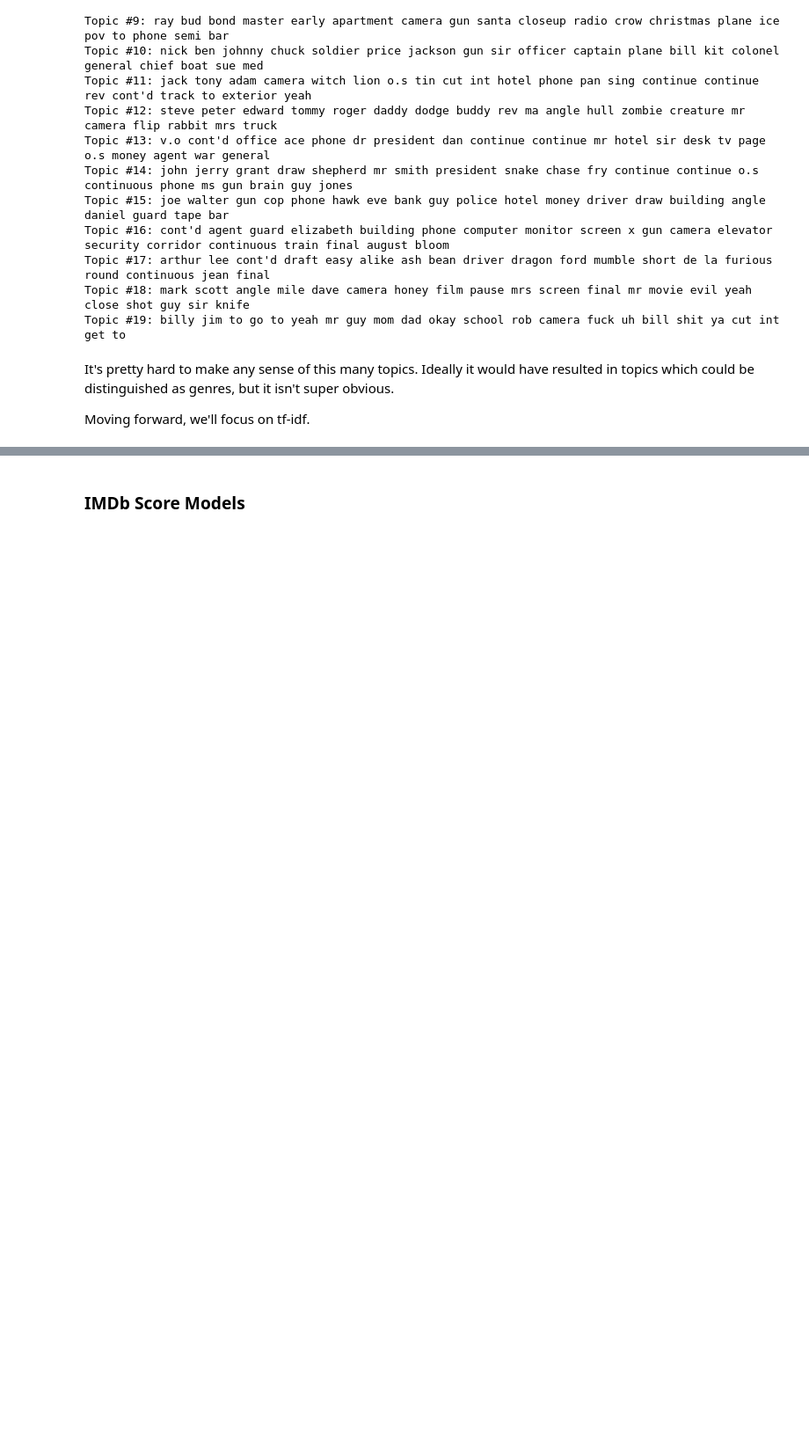
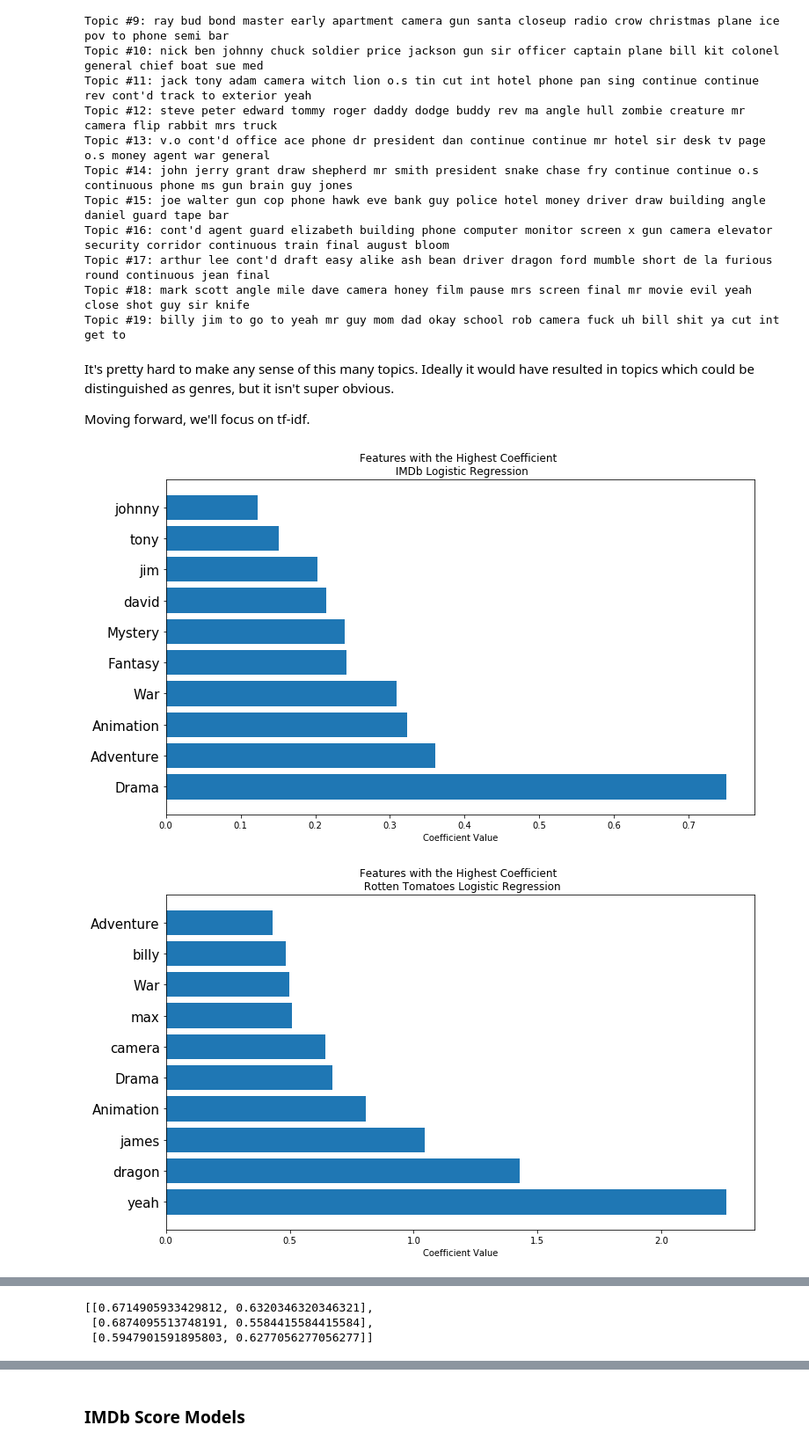
Before and after one commit to lougeo/NLP_Movie_Scripts, a Jupyter notebook: Notebooks/Modeling.ipynb, the cells around one changed output, grey strips where cells are left out. Shown: that part at 88% size. Cells and saved outputs as stored; diff of their text form; code cells hidden in the pictures; blank space fills up the shorter version.

```diff
--- a/Notebooks/Modeling.ipynb
+++ b/Notebooks/Modeling.ipynb
@@ -132,13 +132,15 @@ It's pretty hard to make any sense of this many topics. Ideally it would have re
 
 Moving forward, we'll focus on tf-idf.
 # %%
-targets = [[y_imdb_train, y_imdb_test], [y_rt_train, y_rt_test], [y_profit_train, y_profit_test]]
+targets = [['IMDb', y_imdb_train, y_imdb_test],
+           ['Rotten Tomatoes', y_rt_train, y_rt_test],
+           ['Profit Margin', y_profit_train, y_profit_test]]
 # %%
 def log_modeler(targets):
 
     scores = []
 
-    for y_train, y_test in targets:
+    for source, y_train, y_test in targets:
         # Pipeline
         estimators = [('model', LogisticRegression())]
 
@@ -160,7 +162,7 @@ def log_modeler(targets):
         logreg = LogisticRegression(C=C_val, penalty=penalty_val).fit(X_train_tfidf, y_train)
 
         # Pickling the model
-        joblib.dump(logreg, f'../models/{y_train}_logreg.pkl')
+        joblib.dump(logreg, f'../models/{source.split()[0]}_logreg.pkl')
 
         # Saving the scores
         scores.append([logreg.score(X_train_tfidf, y_train), logreg.score(X_test_tfidf, y_test)])
@@ -173,13 +175,13 @@ def log_modeler(targets):
         # Plotting the results
         plt.figure(figsize=(12,7))
         plt.barh(lr_t10['Coef'], abs(lr_t10['Value']))
-        if 'imdb' in y_train:
-            plt.title(f"Features with the Highest Coefficient \n IMDB Logistic Regression")
-        elif 'rt' in y_train:
-            plt.title(f"Features with the Highest Coefficient \n Rotten Tomatoes Logistic Regression")
-        elif 'profit' in y_train:
-            plt.title(f"Features with the Highest Coefficient \n Profit Margin Logistic Regression")
+        plt.title(f"Features with the Highest Coefficient \n {source} Logistic Regression")
         plt.xlabel("Coefficient Value")
-        plt.savefig(f"../plots/{y_train}_logreg.png");
+        plt.savefig(f"../plots/{source.split()[0]}_logreg.png");
 
     return scores
+# %%
+logreg_scores = log_modeler(targets)
+# %% [output]
+[figure, added]
+[figure, added]
@@ -185,0 +189,6 @@ def log_modeler(targets):
+# %%
+logreg_scores
+# %% [output]
+[[0.6714905933429812, 0.6320346320346321],
+ [0.6874095513748191, 0.5584415584415584],
+ [0.5947901591895803, 0.6277056277056277]]
```
Also changed, not shown: parts of 9 cells of this notebook.
